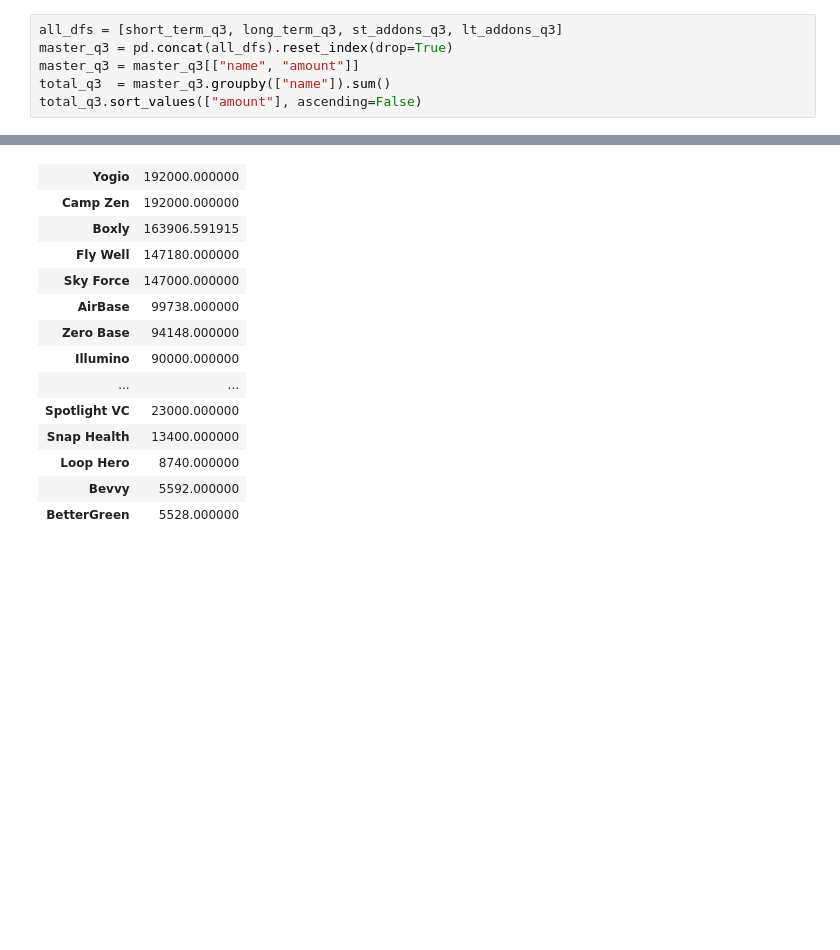
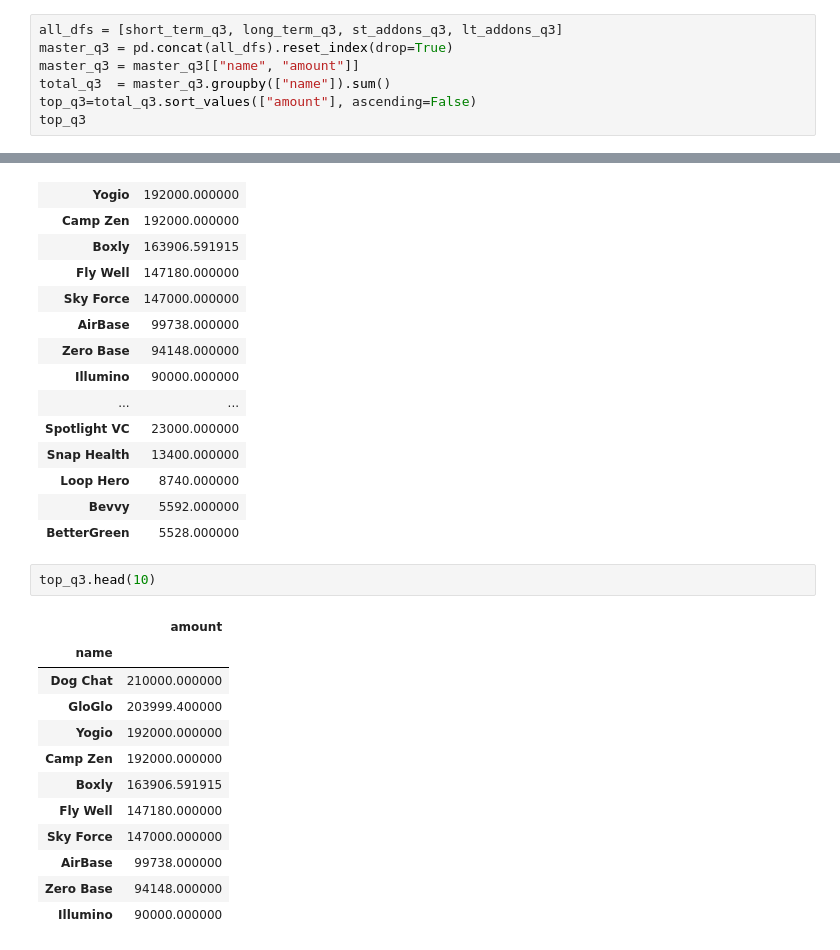
Before and after one commit to njw27/codi_pres, a Jupyter notebook: codi_nb.ipynb, the cells around one changed output, grey strips where cells are left out. Drawn from its saved outputs; the diff is of its cells as text; blank space fills up the shorter version.

```diff
--- a/codi_nb.ipynb
+++ b/codi_nb.ipynb
@@ -1332,7 +1332,8 @@ all_dfs = [short_term_q3, long_term_q3, st_addons_q3, lt_addons_q3]
 master_q3 = pd.concat(all_dfs).reset_index(drop=True)
 master_q3 = master_q3[["name", "amount"]]
 total_q3  = master_q3.groupby(["name"]).sum()
-total_q3.sort_values(["amount"], ascending=False)
+top_q3=total_q3.sort_values(["amount"], ascending=False)
+top_q3
 # %% [output]
 |  | amount |
 | name |  |
@@ -1352,3 +1353,18 @@ total_q3.sort_values(["amount"], ascending=False)
 | Loop Hero | 8740.000000 |
 | Bevvy | 5592.000000 |
 | BetterGreen | 5528.000000 |
+# %%
+top_q3.head(10)
+# %% [output]
+|  | amount |
+| name |  |
+| Dog Chat | 210000.000000 |
+| GloGlo | 203999.400000 |
+| Yogio | 192000.000000 |
+| Camp Zen | 192000.000000 |
+| Boxly | 163906.591915 |
+| Fly Well | 147180.000000 |
+| Sky Force | 147000.000000 |
+| AirBase | 99738.000000 |
+| Zero Base | 94148.000000 |
+| Illumino | 90000.000000 |
```
Also changed, not shown: parts of 2 cells of this notebook, 1 other file.
